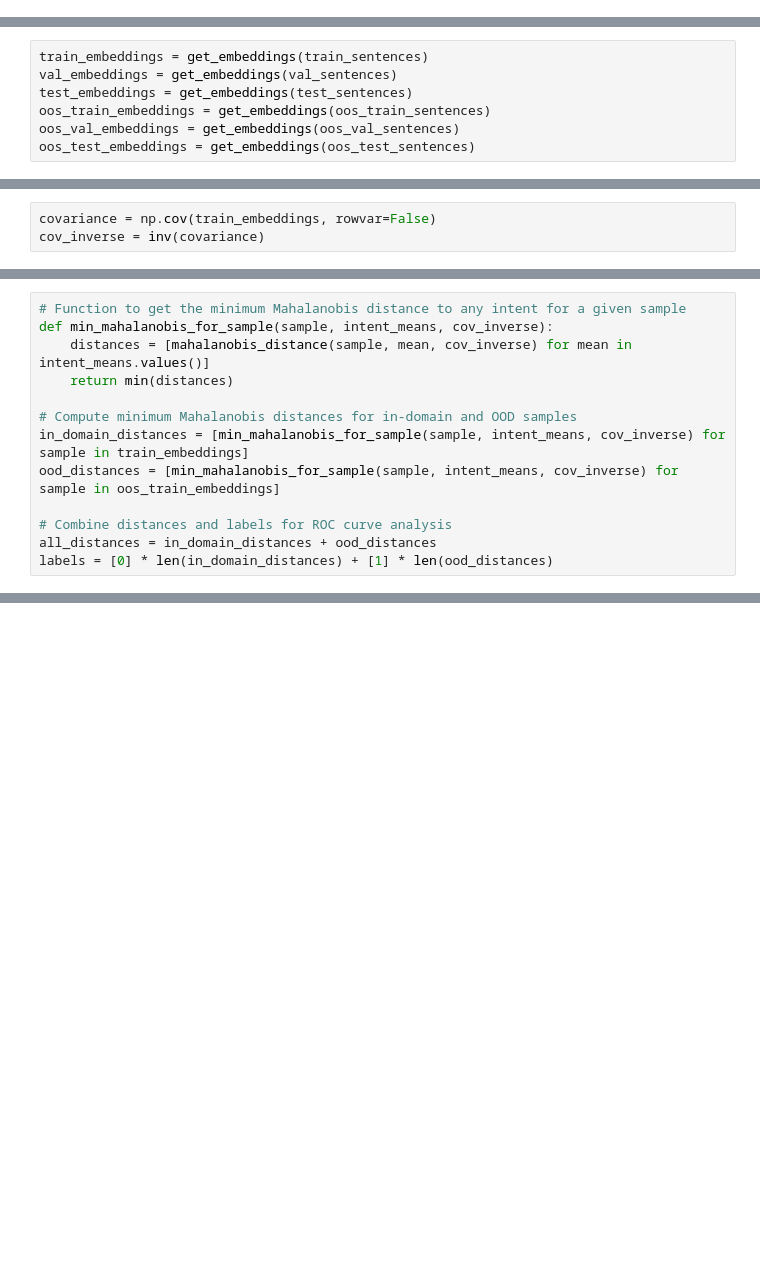
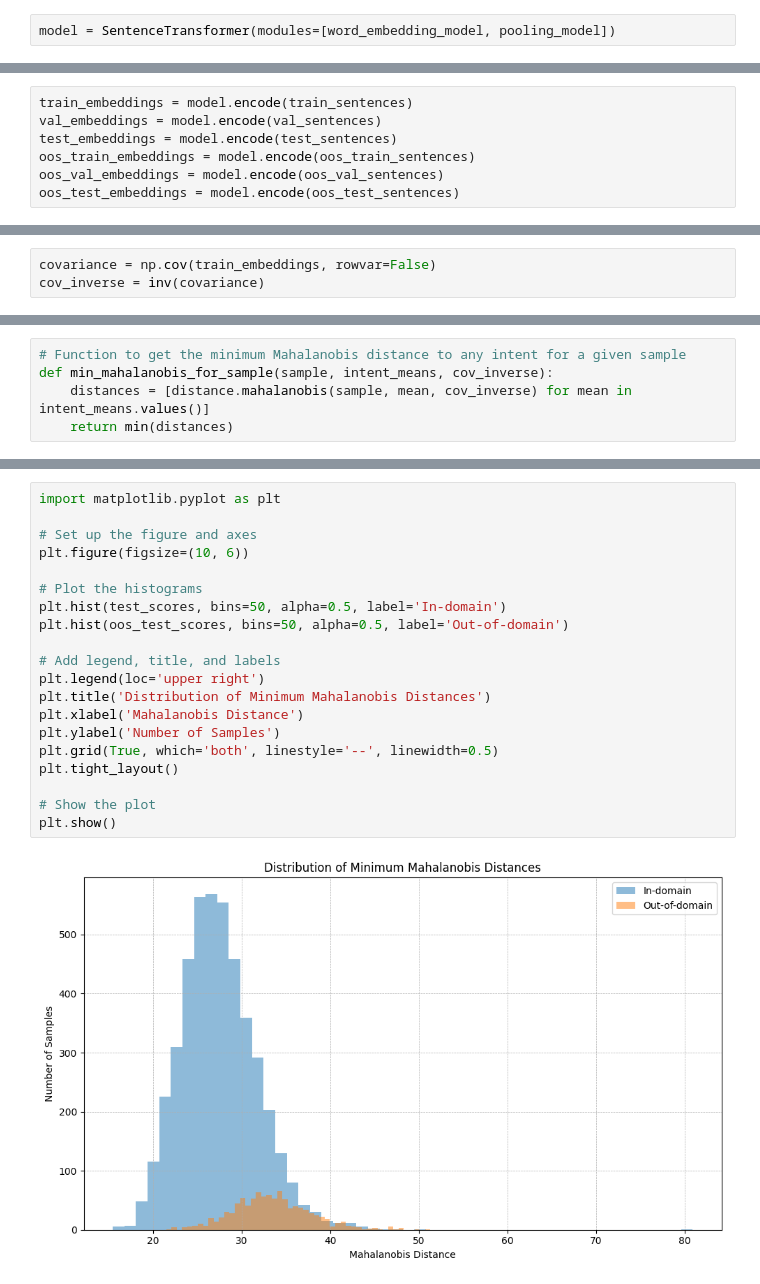
Before and after one commit to SlangLab-NU/autoencoder-oos, a Jupyter notebook: ood.ipynb, the cells around one changed output, grey strips where cells are left out. Drawn from its saved outputs; the diff is of its cells as text; blank space fills up the shorter version.

Commit message:
switch to use sentence transformer

```diff
--- a/ood.ipynb
+++ b/ood.ipynb
@@ -69,0 +46,2 @@ def get_embeddings(sentences):
+# %%
+model = SentenceTransformer(modules=[word_embedding_model, pooling_model])
@@ -70,10 +55,10 @@ def get_embeddings(sentences):
 # %%
-train_embeddings = get_embeddings(train_sentences)
-val_embeddings = get_embeddings(val_sentences)
-test_embeddings = get_embeddings(test_sentences)
-oos_train_embeddings = get_embeddings(oos_train_sentences)
-oos_val_embeddings = get_embeddings(oos_val_sentences)
-oos_test_embeddings = get_embeddings(oos_test_sentences)
+train_embeddings = model.encode(train_sentences)
+val_embeddings = model.encode(val_sentences)
+test_embeddings = model.encode(test_sentences)
+oos_train_embeddings = model.encode(oos_train_sentences)
+oos_val_embeddings = model.encode(oos_val_sentences)
+oos_test_embeddings = model.encode(oos_test_sentences)
 # %%
 train_embeddings.shape
 # %% [output]
@@ -109,13 +92,5 @@ def mahalanobis_distance(x, mean, cov_inverse):
 # %%
 # Function to get the minimum Mahalanobis distance to any intent for a given sample
 def min_mahalanobis_for_sample(sample, intent_means, cov_inverse):
-    distances = [mahalanobis_distance(sample, mean, cov_inverse) for mean in intent_means.values()]
+    distances = [distance.mahalanobis(sample, mean, cov_inverse) for mean in intent_means.values()]
     return min(distances)
-
-# Compute minimum Mahalanobis distances for in-domain and OOD samples
-in_domain_distances = [min_mahalanobis_for_sample(sample, intent_means, cov_inverse) for sample in train_embeddings]
-ood_distances = [min_mahalanobis_for_sample(sample, intent_means, cov_inverse) for sample in oos_train_embeddings]
-
-# Combine distances and labels for ROC curve analysis
-all_distances = in_domain_distances + ood_distances
-labels = [0] * len(in_domain_distances) + [1] * len(ood_distances)
@@ -175,0 +115,22 @@ aupr
+# %%
+import matplotlib.pyplot as plt
+
+# Set up the figure and axes
+plt.figure(figsize=(10, 6))
+
+# Plot the histograms
+plt.hist(test_scores, bins=50, alpha=0.5, label='In-domain')
+plt.hist(oos_test_scores, bins=50, alpha=0.5, label='Out-of-domain')
+
+# Add legend, title, and labels
+plt.legend(loc='upper right')
+plt.title('Distribution of Minimum Mahalanobis Distances')
+plt.xlabel('Mahalanobis Distance')
+plt.ylabel('Number of Samples')
+plt.grid(True, which='both', linestyle='--', linewidth=0.5)
+plt.tight_layout()
+
+# Show the plot
+plt.show()
+# %% [output]
+[figure, added]
```
Also changed, not shown: parts of 16 cells of this notebook.
